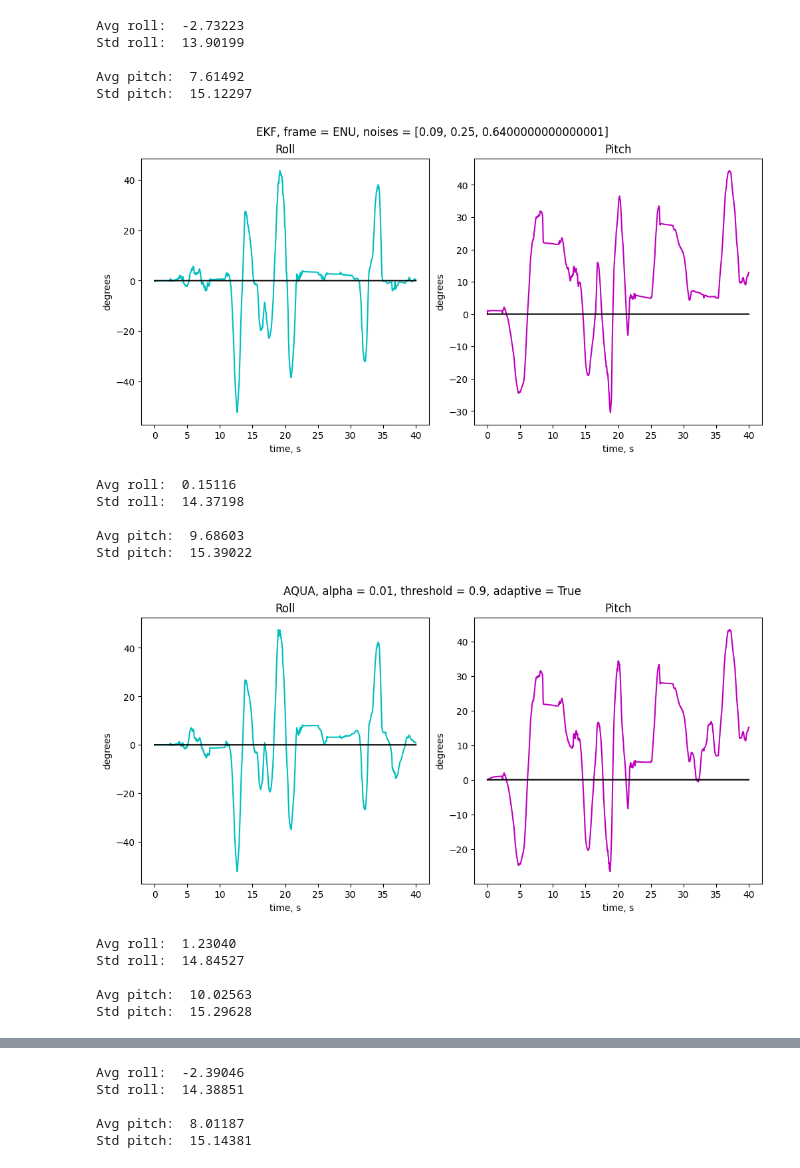
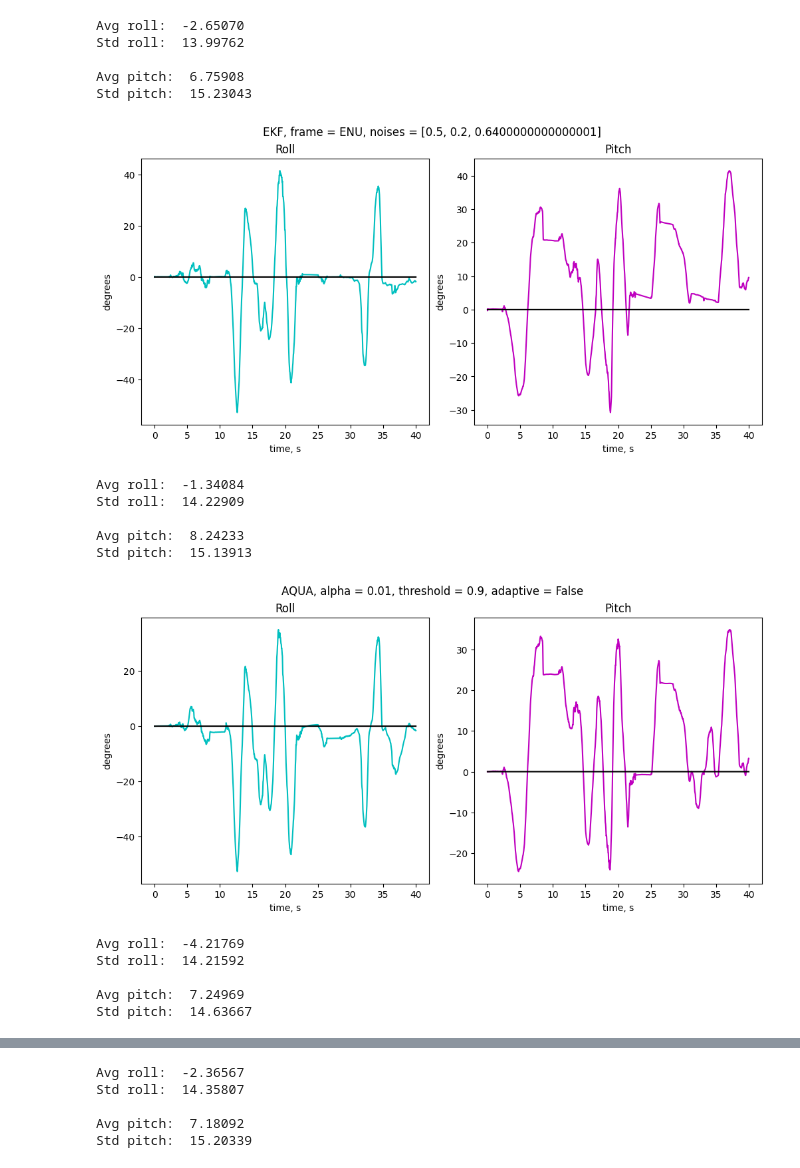
Before and after one commit to cbipok930/IMU-data-processing, a Jupyter notebook: n_Current.ipynb, the cells around one changed output, grey strips where cells are left out. Cells and saved outputs as stored; diff of their text form; code cells hidden in the pictures.

```diff
--- a/n_Current.ipynb
+++ b/n_Current.ipynb
@@ -16,6 +16,14 @@ def deg2rad(dat):
     return {'x': np.deg2rad(dat['x']), 'y': np.deg2rad(dat['y']), 'z': np.deg2rad(dat['z'])}
 def dict2arr(dat):
     return [dat['x'], dat['y'], dat['z']]
+
+def calib_inplace(samples, n_s=10):
+    bias = {'a':{'x':0., 'y':0., 'z':9.8}, 'g':{'x':0., 'y':0., 'z':0.}}
+    for device in ['a', 'g']:
+        for k in ['x', 'y', 'z']:
+            bias[device][k] -= sum([el[device][k] for el in samples[:n_s]])/n_s
+    print(bias)
+    return bias
 
 def plot_raw(x, y, title):
     fig, axs = plt.subplots(2, 3, constrained_layout=True, figsize= (10, 5))
@@ -148,7 +156,7 @@ def apply_aqua(x, y, avgt, alpha= 0.01, threshold= 0.9, adaptive= False):
     plot_angles(x, angles, f"AQUA, alpha = {alpha}, threshold = {threshold}, adaptive = {adaptive}")
     return angles, "AQUA"
 
-def apply_ekf(x, y, avgt, frame="ENU", noises=[0.3**2, 0.5**2, 0.8**2]):
+def apply_ekf(x, y, avgt, frame="ENU", noises=[0.5, 0.2, 0.8**2]):
     ekf = ahrsEKF(q0 = np.tile([1., 0., 0., 0.], (1)), Dt = avgt, frequancy= avgt ** (-1),
                         gyr= np.array([dict2arr(deg2rad(t['g'])) for t in y]),
                         acc = np.array([dict2arr(t['a']) for t in y]),
@@ -198,12 +206,22 @@ def process_data(fp, title, calib=None, apply_algs=[apply_comp, apply_ekf, apply
                 for i in range(len(y)):
                     y[i][device][k] = y[i][device][k] + bias[device][k]
         plot_raw(x, [el[1] for el in data], title + " (со смещением от среднего)")
-    else:
+    elif calib == "inplace":
+        calib = calib_inplace([el[1] for el in data])
+        for device in ['a', 'g']:
+            for k in ['x', 'y', 'z']:
+                for i in range(len(y)):
+                    y[i][device][k] = y[i][device][k] + calib[device][k]
+        plot_raw(x, [el[1] for el in data], title + " (с найденными смещениями)")
+
+    elif isinstance(calib, dict):
         for device in ['a', 'g']:
             for k in ['x', 'y', 'z']:
                 for i in range(len(y)):
                     y[i][device][k] = y[i][device][k] + calib[device][k]
         plot_raw(x, [el[1] for el in data], title + " (с заданными смещениями)")
+    else:
+        raise ValueError("unknown calib value")
 
     # cmp, cmp_t = apply_comp(x, y, avgt)
     # ef, ef_t = apply_ekf(x, y, avgt)
@@ -340,5 +322,5 @@ Std pitch:  0.07812
 # %%
-process_data("data/30s_move31.10.2023.18_23_43.json", "В движении, под разными углами", calib= calib)
+process_data("data/30s_move31.10.2023.18_23_43.json", "В движении, под разными углами", calib="inplace")
 # %% [output]
 Avg time between measurements:  0.00780s
 Avg acc for x:  -0.9457
@@ -363,24 +346,24 @@ Std gyro for z:  15.4529
 [figure]
-Avg roll:  -2.73223
-Std roll:  13.90199
-
-Avg pitch:  7.61492
-Std pitch:  15.12297
+Avg roll:  -2.65070
+Std roll:  13.99762
+
+Avg pitch:  6.75908
+Std pitch:  15.23043
-[figure, old version]
+[figure, new version]
-Avg roll:  0.15116
-Std roll:  14.37198
-
-Avg pitch:  9.68603
-Std pitch:  15.39022
+Avg roll:  -1.34084
+Std roll:  14.22909
+
+Avg pitch:  8.24233
+Std pitch:  15.13913
-[figure, old version]
+[figure, new version]
-Avg roll:  1.23040
-Std roll:  14.84527
-
-Avg pitch:  10.02563
-Std pitch:  15.29628
+Avg roll:  -4.21769
+Std roll:  14.21592
+
+Avg pitch:  7.24969
+Std pitch:  14.63667
 [figure]
-Avg roll:  -2.39046
-Std roll:  14.38851
-
-Avg pitch:  8.01187
-Std pitch:  15.14381
+Avg roll:  -2.36567
+Std roll:  14.35807
+
+Avg pitch:  7.18092
+Std pitch:  15.20339
```
Also changed, not shown: parts of 7 cells of this notebook, 2 other files.
